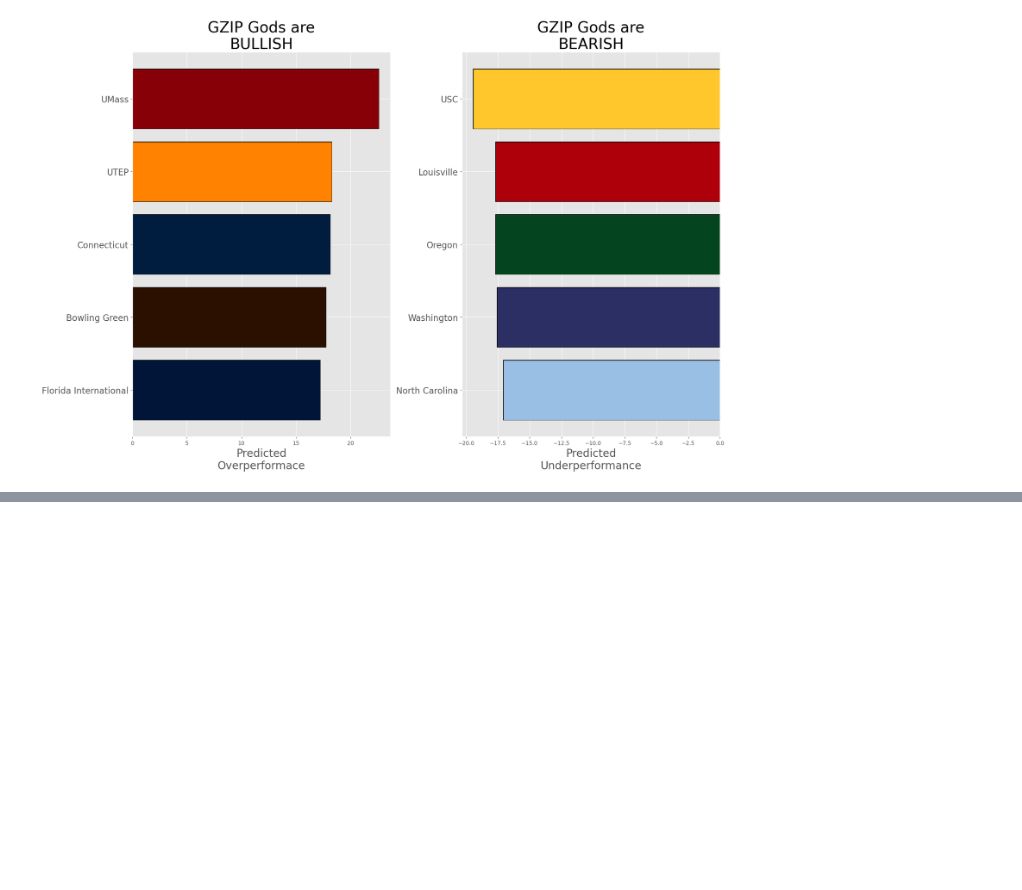
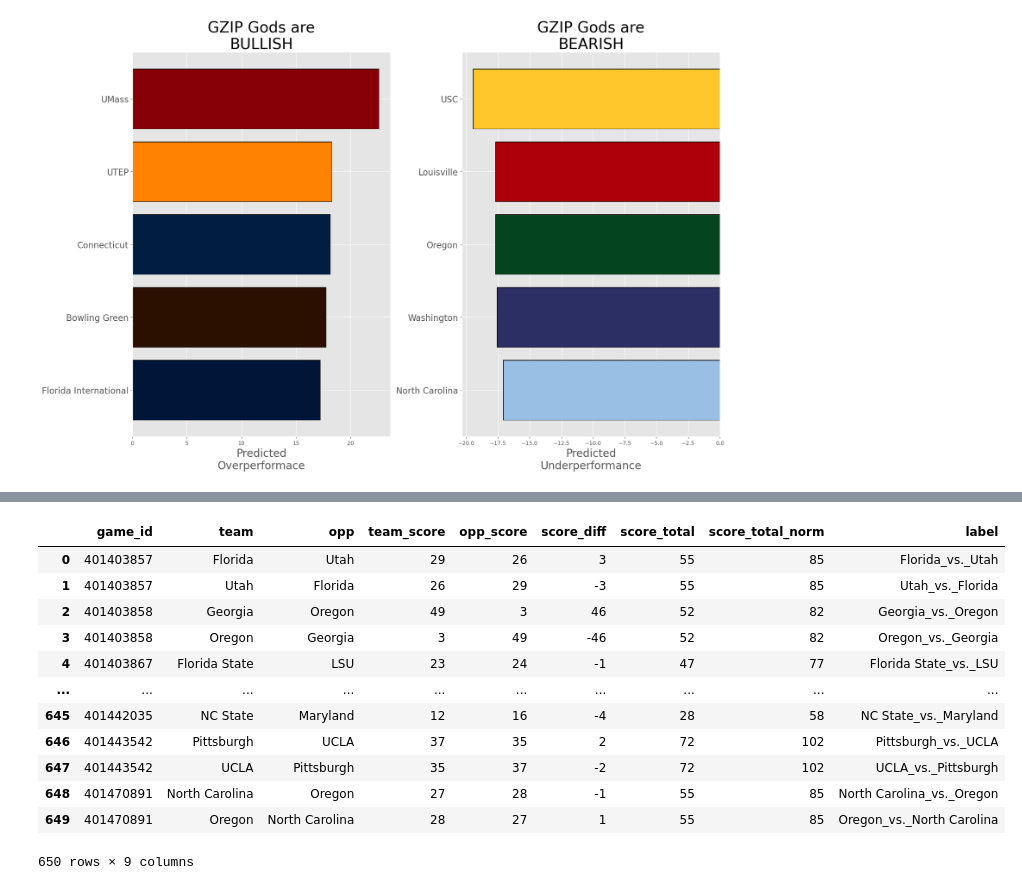
Before and after one commit to btatkinson/gzip_cfb, a Jupyter notebook: gzip_notebook.ipynb, the cells around one changed output, grey strips where cells are left out. Cells and saved outputs as stored; diff of their text form; code cells hidden in the pictures; blank space fills up the shorter version.

```diff
--- a/gzip_notebook.ipynb
+++ b/gzip_notebook.ipynb
@@ -407,0 +1064,17 @@ plt.show()
+# %%
+
+meta
+# %% [output]
+|  | game_id | team | opp | team_score | opp_score | score_diff | score_total | score_total_norm | label |
+| 0 | 401403857 | Florida | Utah | 29 | 26 | 3 | 55 | 85 | Florida_vs._Utah |
+| 1 | 401403857 | Utah | Florida | 26 | 29 | -3 | 55 | 85 | Utah_vs._Florida |
+| 2 | 401403858 | Georgia | Oregon | 49 | 3 | 46 | 52 | 82 | Georgia_vs._Oregon |
+| 3 | 401403858 | Oregon | Georgia | 3 | 49 | -46 | 52 | 82 | Oregon_vs._Georgia |
+| 4 | 401403867 | Florida State | LSU | 23 | 24 | -1 | 47 | 77 | Florida State_vs._LSU |
+| ... | ... | ... | ... | ... | ... | ... | ... | ... | ... |
+| 645 | 401442035 | NC State | Maryland | 12 | 16 | -4 | 28 | 58 | NC State_vs._Maryland |
+| 646 | 401443542 | Pittsburgh | UCLA | 37 | 35 | 2 | 72 | 102 | Pittsburgh_vs._UCLA |
+| 647 | 401443542 | UCLA | Pittsburgh | 35 | 37 | -2 | 72 | 102 | UCLA_vs._Pittsburgh |
+| 648 | 401470891 | North Carolina | Oregon | 27 | 28 | -1 | 55 | 85 | North Carolina_vs._Oregon |
+| 649 | 401470891 | Oregon | North Carolina | 28 | 27 | 1 | 55 | 85 | Oregon_vs._North Carolina |
+650 rows × 9 columns
```
Also changed, not shown: parts of 67 cells of this notebook.
